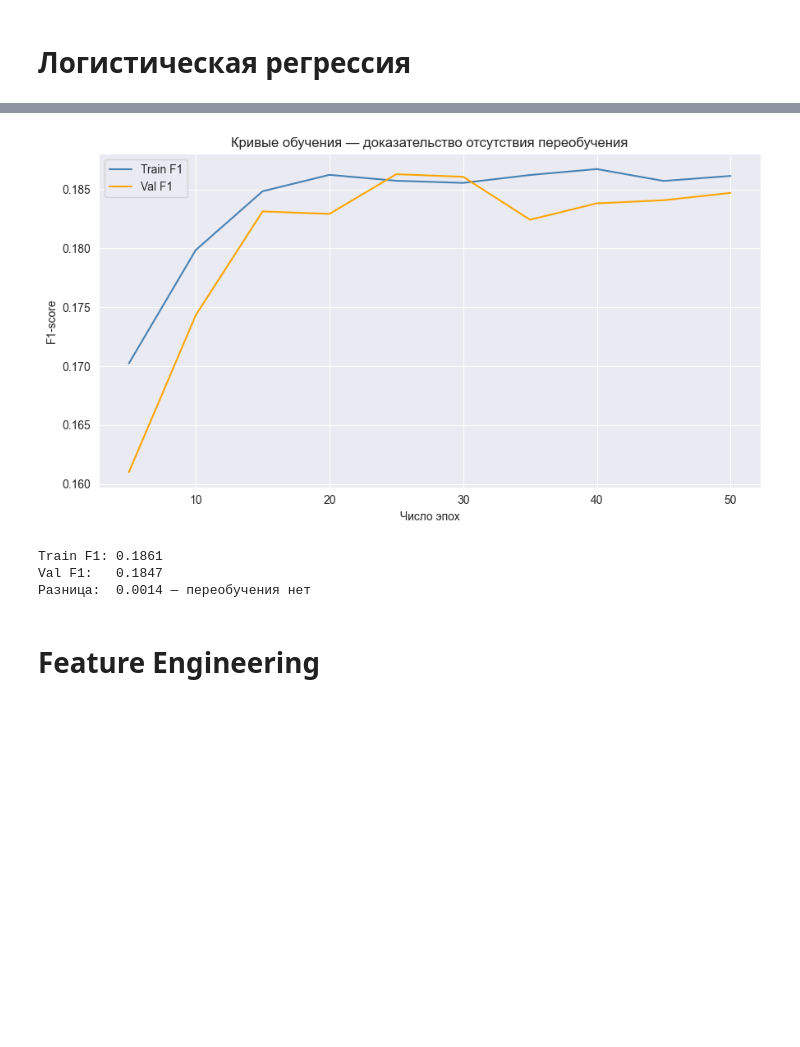
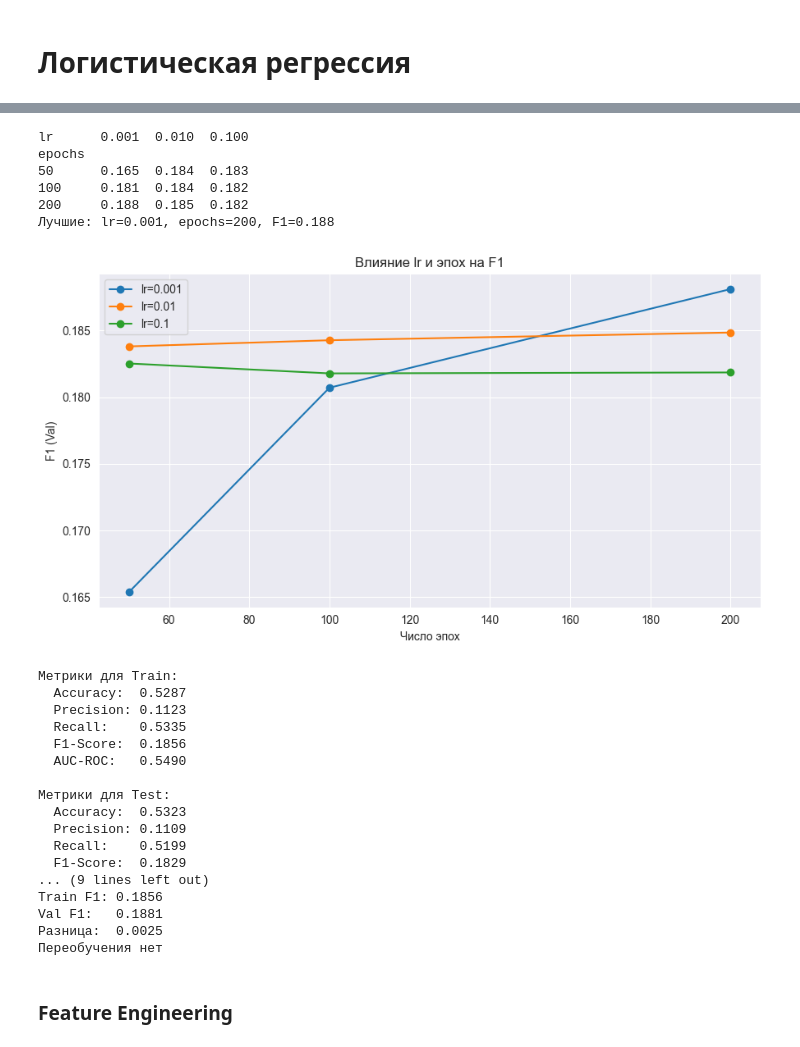
Before and after one commit to kat10n/Datascience_labs, a Jupyter notebook: Lab1/Lab1.ipynb, the cells around one changed output, grey strips where cells are left out. Saved outputs shown, nothing was run; the diff lists cells and outputs as text; code cells hidden in the pictures; blank space fills up the shorter version.

```diff
--- a/Lab1/Lab1.ipynb
+++ b/Lab1/Lab1.ipynb
@@ -184,4 +226 @@ plt.show()
-# %%
-df['Study'] = df['Study'].replace(0, df['Study'].median())
-df['Media'] = df['Media'].replace(0, df['Media'].median())
 # %% [markdown]
@@ -200,5 +239,7 @@ df.shape
 # %%
 df = pd.get_dummies(df, columns=['Gender', 'Department'], drop_first=True)
+# %%
+df_clean = df.copy()
 # %%
 df.columns
 # %% [output]
@@ -355,11 +475,6 @@ Feature engineering удвоил R2, что подтверждает нелин
 # Логистическая регрессия
 # %%
 class LogisticRegressionCustom:
-    """
-    Логистическая регрессия с градиентным спуском.
-    Функция активации: Сигмоида
-    Функция потерь: Binary Cross-Entropy (Log Loss) с весами классов
-    """
     def __init__(self, learning_rate=0.01, n_iterations=100, random_state=42):
         self.learning_rate = learning_rate
         self.n_iterations = n_iterations
@@ -385,7 +500,7 @@ class LogisticRegressionCustom:
         self.bias = 0.0
         self.loss_history = []
 
-        # Веса классов — компенсируем дисбаланс 90%/10%
+        # Веса классов - компенсируем дисбаланс 90%/10%
         n0, n1 = np.sum(y == 0), np.sum(y == 1)
         sample_weights = np.where(y == 1, n_samples / (2 * n1), n_samples / (2 * n0))
 
@@ -417,7 +595,7 @@ y = df['Depression'].astype(int).values
 X_temp, X_test, y_temp, y_test = train_test_split(
     X, y, test_size=0.1, random_state=42, stratify=y)
 X_train, X_val, y_train, y_val = train_test_split(
-    X_temp, y_temp, test_size=0.111, random_state=42, stratify=y_temp)
+    X_temp, y_temp, test_size=0.1111, random_state=42, stratify=y_temp)
 
 scaler_cls = StandardScaler()
 X_train_scaled = scaler_cls.fit_transform(X_train)
@@ -583,28 +610,35 @@ plt.show()
 # %%
-epochs_range = list(range(5, int(best['epochs'])+1, 5))
-train_f1s, val_f1s = [], []
-
-for ep in epochs_range:
-    m = LogisticRegressionCustom(learning_rate=best['lr'], n_iterations=ep)
-    m.fit(X_train_scaled, y_train)
-    train_f1s.append(f1_score(y_train, m.predict(X_train_scaled)))
-    val_f1s.append(f1_score(y_val,   m.predict(X_val_scaled)))
-
-plt.figure(figsize=(9, 5))
-plt.plot(epochs_range, train_f1s, label='Train F1', color='steelblue')
-plt.plot(epochs_range, val_f1s,   label='Val F1',   color='orange')
-plt.xlabel('Число эпох'); plt.ylabel('F1-score')
-plt.title('Кривые обучения — доказательство отсутствия переобучения')
-plt.legend(); plt.tight_layout(); plt.show()
-
-print(f"Train F1: {train_f1s[-1]:.4f}")
-print(f"Val F1:   {val_f1s[-1]:.4f}")
-print(f"Разница:  {abs(train_f1s[-1]-val_f1s[-1]):.4f} — {'переобучения нет' if abs(train_f1s[-1]-val_f1s[-1]) < 0.05 else 'возможное переобучение'}")
+best = run_experiment(X_train_scaled, y_train, X_val_scaled, y_val)
+train_m1, val_m1, test_m1 = run_best_model(
+    best, feature_cols,
+    X_train_scaled, y_train,
+    X_val_scaled,   y_val,
+    X_test_scaled,  y_test)
 # %% [output]
+lr      0.001  0.010  0.100
+epochs
+50      0.165  0.184  0.183
+100     0.181  0.184  0.182
+200     0.188  0.185  0.182
+Лучшие: lr=0.001, epochs=200, F1=0.188
-[figure, old version]
+[figure, new version]
-Train F1: 0.1861
-Val F1:   0.1847
-Разница:  0.0014 — переобучения нет
+Метрики для Train:
+  Accuracy:  0.5287
+  Precision: 0.1123
+  Recall:    0.5335
+  F1-Score:  0.1856
+  AUC-ROC:   0.5490
+
+Метрики для Test:
+  Accuracy:  0.5323
+  Precision: 0.1109
+  Recall:    0.5199
+  F1-Score:  0.1829
+... (9 lines left out)
+Train F1: 0.1856
+Val F1:   0.1881
+Разница:  0.0025
+Переобучения нет
 # %% [markdown]
-# Feature Engineering
+### Feature Engineering
 # %%
```
Also changed, not shown: parts of 63 cells of this notebook.
